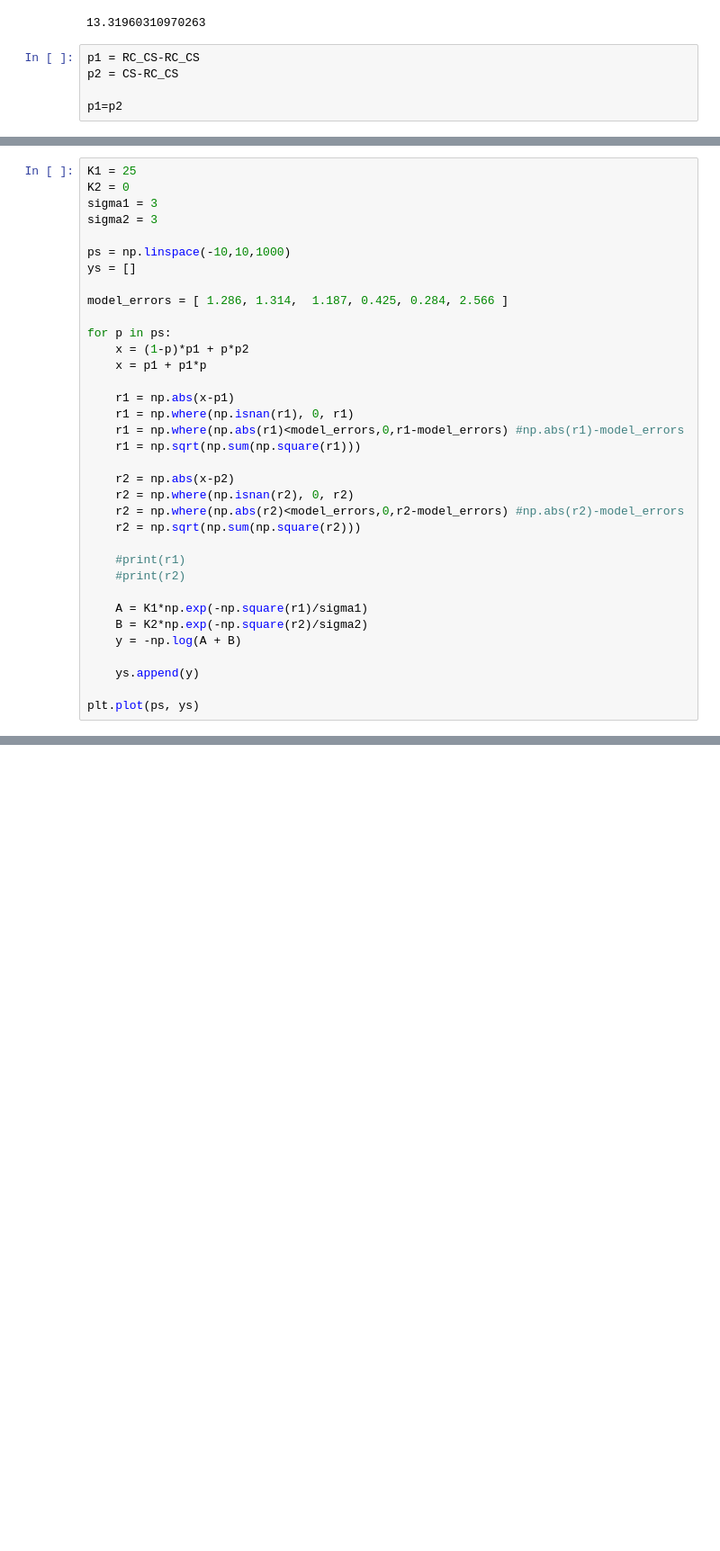
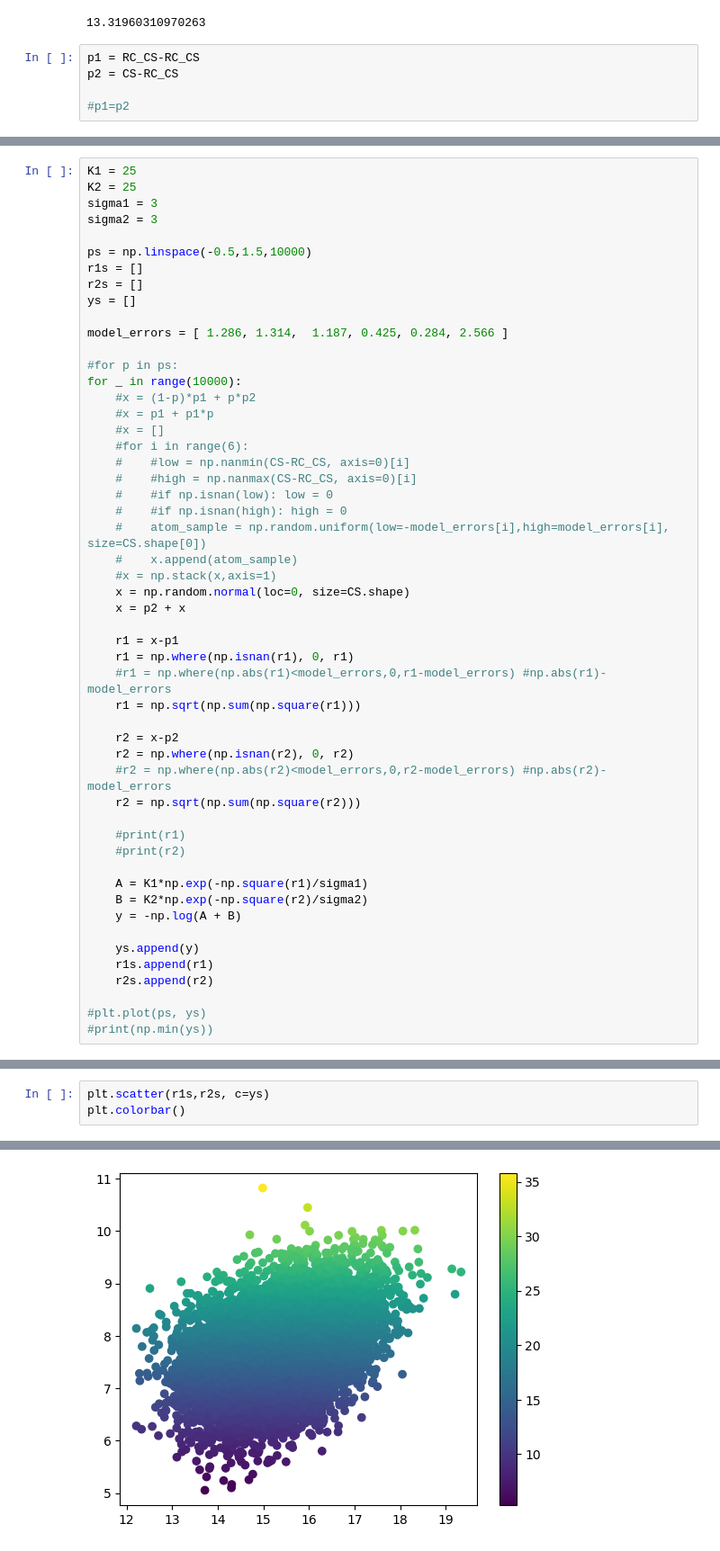
Before and after one commit to mercadde/openmm-napshift, a Jupyter notebook: tutorials/TEST_MULTI_CS.ipynb, the cells around one changed output, grey strips where cells are left out. Shown at 90% size. Saved outputs shown, nothing was run; the diff lists cells and outputs as text; blank space fills up the shorter version.

```diff
--- a/tutorials/TEST_MULTI_CS.ipynb
+++ b/tutorials/TEST_MULTI_CS.ipynb
@@ -99,4 +99,4 @@ np.linalg.norm(diff)
 p1 = RC_CS-RC_CS
 p2 = CS-RC_CS
 
-p1=p2
+#p1=p2
@@ -103,26 +138,40 @@ p1=p2
 # %%
 K1 = 25
-K2 = 0
+K2 = 25
 sigma1 = 3
 sigma2 = 3
 
-ps = np.linspace(-10,10,1000)
+ps = np.linspace(-0.5,1.5,10000)
+r1s = []
+r2s = []
 ys = []
 
 model_errors = [ 1.286, 1.314,  1.187, 0.425, 0.284, 2.566 ]
 
-for p in ps:
-    x = (1-p)*p1 + p*p2
-    x = p1 + p1*p
+#for p in ps:
+for _ in range(10000):
+    #x = (1-p)*p1 + p*p2
+    #x = p1 + p1*p
+    #x = []
+    #for i in range(6):
+    #    #low = np.nanmin(CS-RC_CS, axis=0)[i]
+    #    #high = np.nanmax(CS-RC_CS, axis=0)[i]
+    #    #if np.isnan(low): low = 0
+    #    #if np.isnan(high): high = 0
+    #    atom_sample = np.random.uniform(low=-model_errors[i],high=model_errors[i], size=CS.shape[0])
+    #    x.append(atom_sample)
+    #x = np.stack(x,axis=1)
+    x = np.random.normal(loc=0, size=CS.shape)
+    x = p2 + x
 
-    r1 = np.abs(x-p1)
+    r1 = x-p1
     r1 = np.where(np.isnan(r1), 0, r1)
-    r1 = np.where(np.abs(r1)<model_errors,0,r1-model_errors) #np.abs(r1)-model_errors
+    #r1 = np.where(np.abs(r1)<model_errors,0,r1-model_errors) #np.abs(r1)-model_errors
     r1 = np.sqrt(np.sum(np.square(r1)))
 
-    r2 = np.abs(x-p2)
+    r2 = x-p2
     r2 = np.where(np.isnan(r2), 0, r2)
-    r2 = np.where(np.abs(r2)<model_errors,0,r2-model_errors) #np.abs(r2)-model_errors
+    #r2 = np.where(np.abs(r2)<model_errors,0,r2-model_errors) #np.abs(r2)-model_errors
     r2 = np.sqrt(np.sum(np.square(r2)))
 
     #print(r1)
@@ -133,5 +182,8 @@ for p in ps:
     y = -np.log(A + B)
 
     ys.append(y)
+    r1s.append(r1)
+    r2s.append(r2)
 
-plt.plot(ps, ys)
+#plt.plot(ps, ys)
+#print(np.min(ys))
@@ -140,0 +190,4 @@ plt.plot(ps, ys)
+# %%
+plt.scatter(r1s,r2s, c=ys)
+plt.colorbar()
+# %% [output]
@@ -140,0 +195 @@ plt.plot(ps, ys)
+[figure, added]
```
Also changed, not shown: parts of 8 cells of this notebook, 4 other files.
